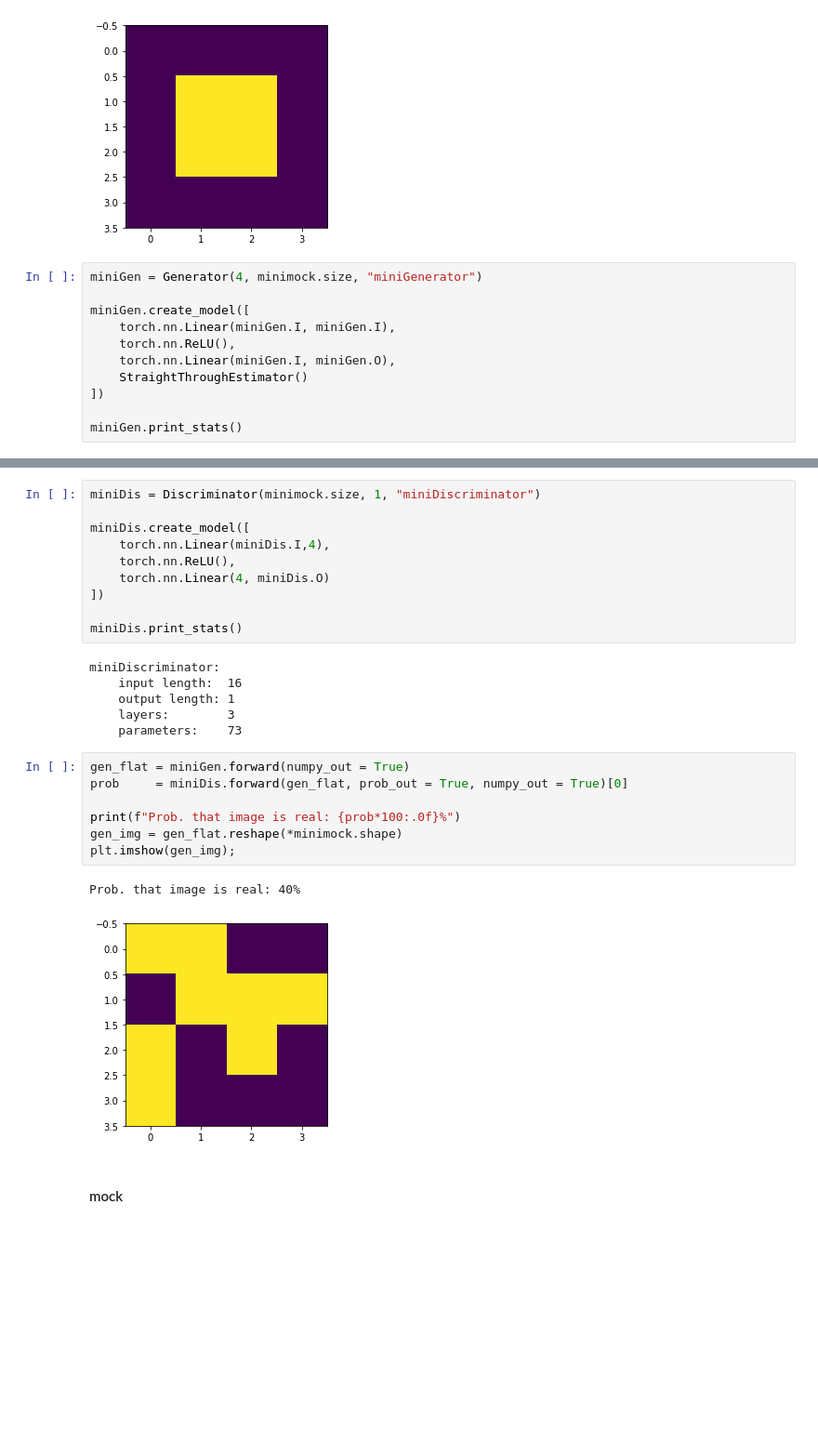
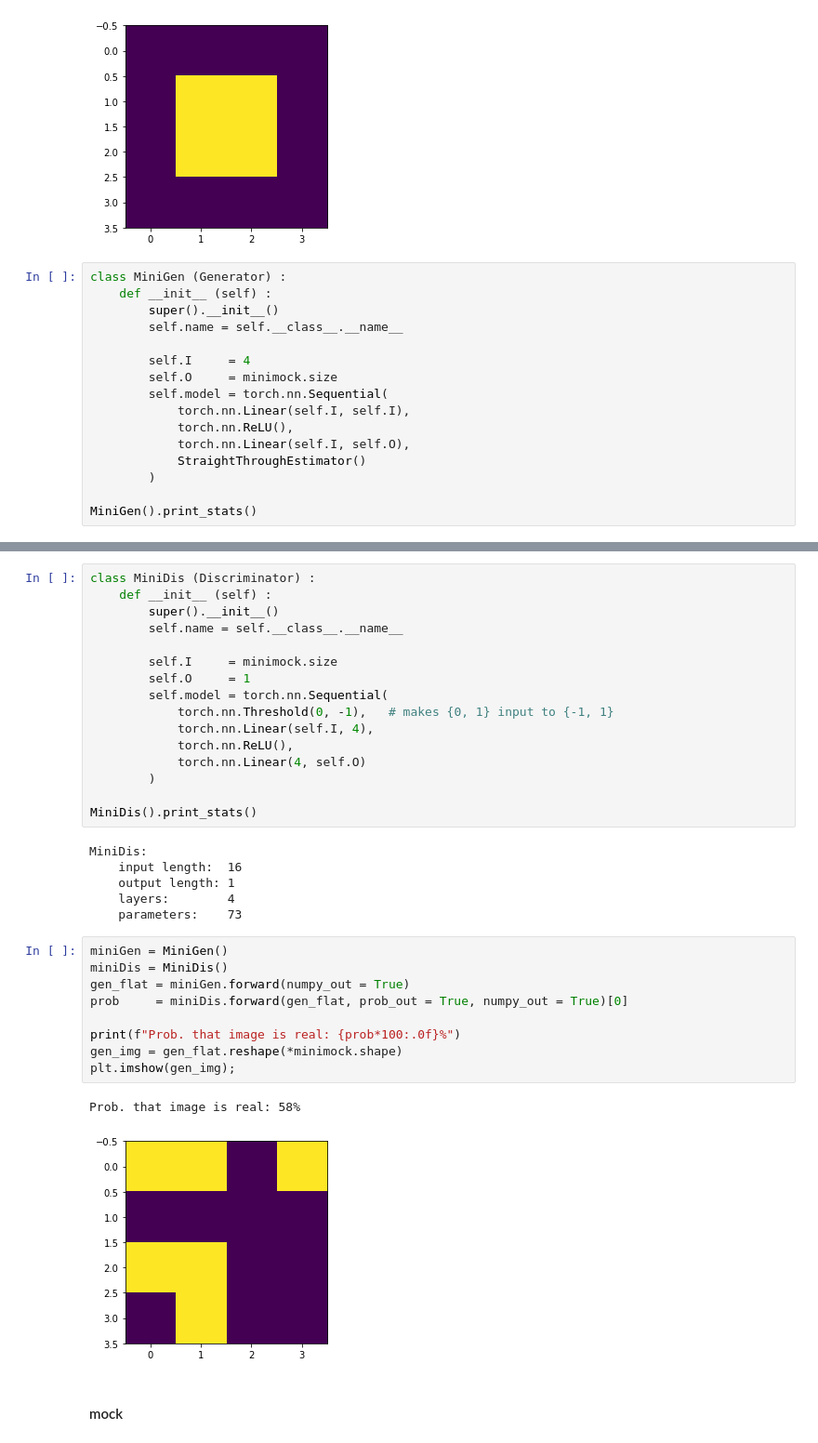
Before and after one commit to iakioh/MusiCAN, a Jupyter notebook: models/scaleGAN.ipynb, the cells around one changed output, grey strips where cells are left out. Shown at 93% size. Drawn from its saved outputs; the diff is of its cells as text; blank space fills up the shorter version.

```diff
--- a/models/scaleGAN.ipynb
+++ b/models/scaleGAN.ipynb
@@ -500,14 +514,19 @@ minimock.show()
 # %% [output]
 [figure]
 # %%
-miniGen = Generator(4, minimock.size, "miniGenerator")
+class MiniGen (Generator) :
+    def __init__ (self) :
+        super().__init__()
+        self.name = self.__class__.__name__
 
-miniGen.create_model([
-    torch.nn.Linear(miniGen.I, miniGen.I),
-    torch.nn.ReLU(),
-    torch.nn.Linear(miniGen.I, miniGen.O),
-    StraightThroughEstimator()
-])
+        self.I     = 4
+        self.O     = minimock.size
+        self.model = torch.nn.Sequential(
+            torch.nn.Linear(self.I, self.I),
+            torch.nn.ReLU(),
+            torch.nn.Linear(self.I, self.O),
+            StraightThroughEstimator()
+        )
 
-miniGen.print_stats()
+MiniGen().print_stats()
 # %% [output]
@@ -517,31 +536,39 @@ miniGenerator:
     layers:        4
     parameters:    100
 # %%
-miniDis = Discriminator(minimock.size, 1, "miniDiscriminator")
+class MiniDis (Discriminator) :
+    def __init__ (self) :
+        super().__init__()
+        self.name = self.__class__.__name__
 
-miniDis.create_model([
-    torch.nn.Linear(miniDis.I,4),
-    torch.nn.ReLU(),
-    torch.nn.Linear(4, miniDis.O)
-])
+        self.I     = minimock.size
+        self.O     = 1
+        self.model = torch.nn.Sequential(
+            torch.nn.Threshold(0, -1),   # makes {0, 1} input to {-1, 1}
+            torch.nn.Linear(self.I, 4),
+            torch.nn.ReLU(),
+            torch.nn.Linear(4, self.O)
+        )
 
-miniDis.print_stats()
+MiniDis().print_stats()
 # %% [output]
-miniDiscriminator:
+MiniDis:
     input length:  16
     output length: 1
-    layers:        3
+    layers:        4
     parameters:    73
 # %%
+miniGen = MiniGen()
+miniDis = MiniDis()
 gen_flat = miniGen.forward(numpy_out = True)
 prob     = miniDis.forward(gen_flat, prob_out = True, numpy_out = True)[0]
 
 print(f"Prob. that image is real: {prob*100:.0f}%")
 gen_img = gen_flat.reshape(*minimock.shape)
 plt.imshow(gen_img);
 # %% [output]
-Prob. that image is real: 40%
+Prob. that image is real: 58%
-[figure, old version]
+[figure, new version]
 # %% [markdown]
 #### mock
 # %%
```
Also changed, not shown: parts of 11 cells of this notebook.
